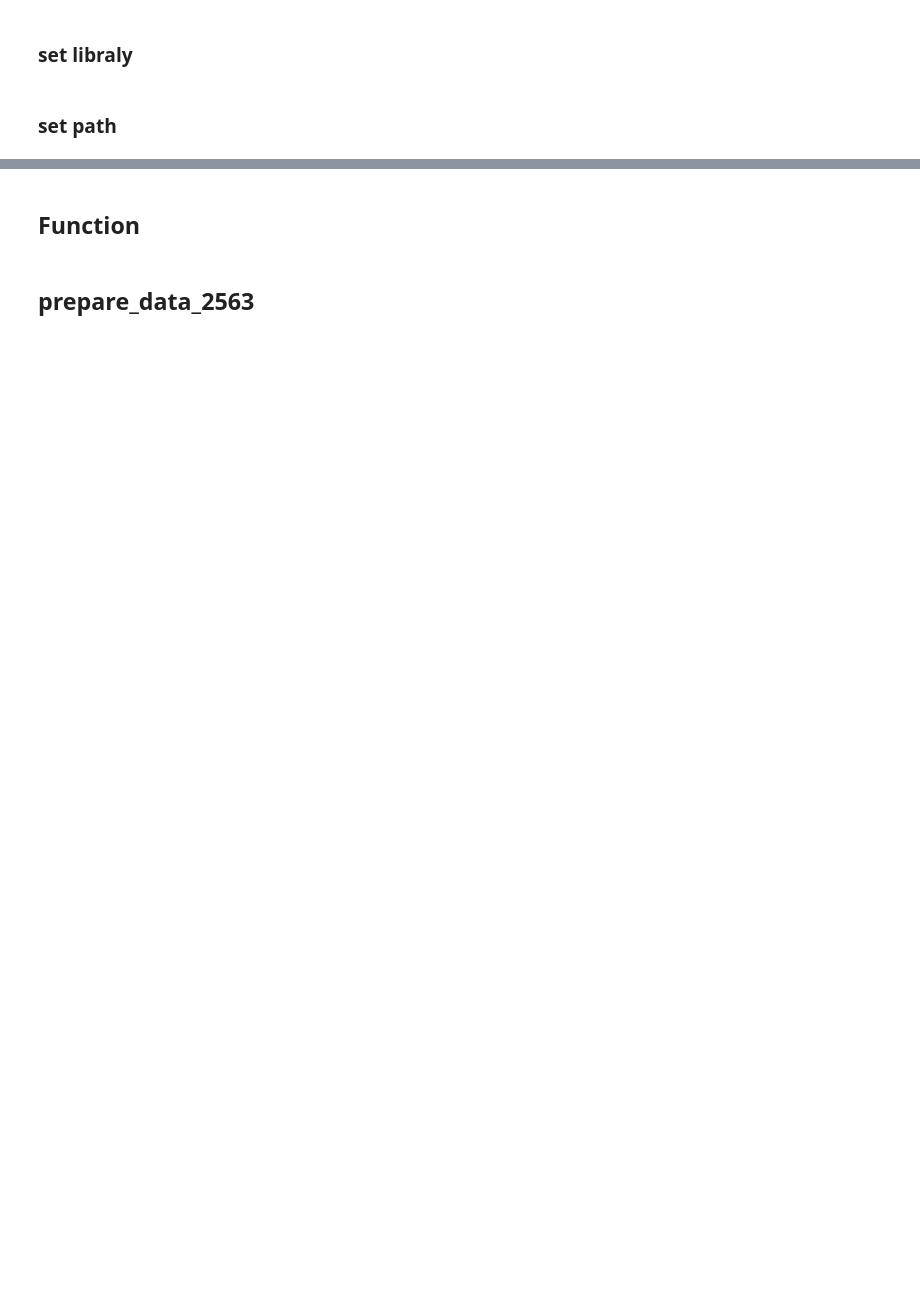
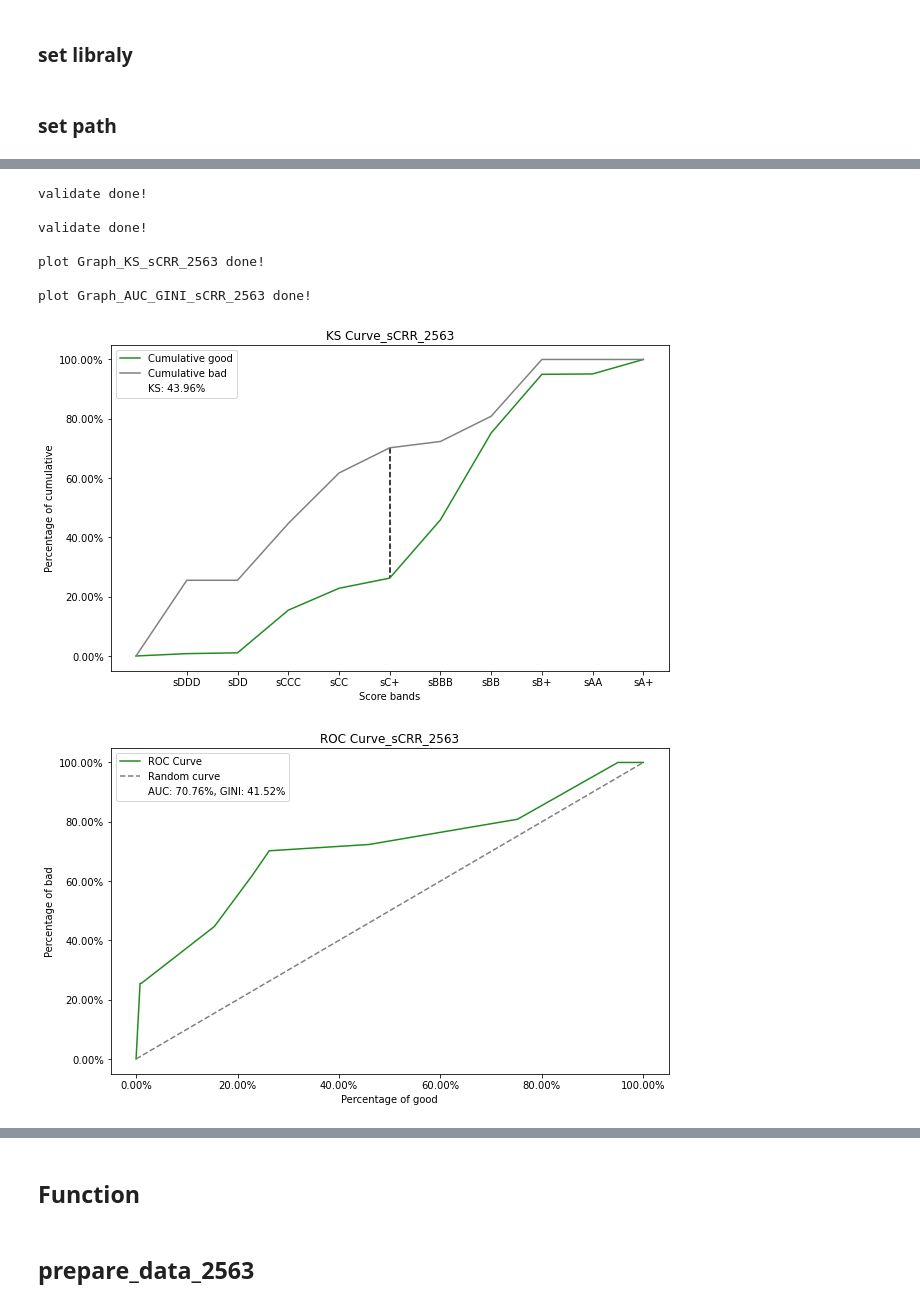
Before and after one commit to Taecpy/CRR-validate, a Jupyter notebook: CRR_validate.ipynb, the cells around one changed output, grey strips where cells are left out. Saved outputs shown, nothing was run; the diff lists cells and outputs as text; code cells hidden in the pictures; blank space fills up the shorter version.

```diff
--- a/CRR_validate.ipynb
+++ b/CRR_validate.ipynb
@@ -181,0 +140,2 @@ test.head()
+# %%
+t2 = pd.pivot_table(df_sCRR_2563, values='CUST_ID', index=['Grade'],columns=['FlagGB'], aggfunc='count')
@@ -181,0 +172,16 @@ test.head()
+# %%
+t2.reset_index(inplace=True)
+validate(t2)
+sCRR_2563 =  validate(t2)
+KS_sCRR_2563 = plot_KS(sCRR_2563)
+AUC_GINI_sCRR_2563 = plot_AUC_GINI(sCRR_2563)
+# %% [output]
+validate done!
+
+validate done!
+
+plot Graph_KS_sCRR_2563 done!
+
+plot Graph_AUC_GINI_sCRR_2563 done!
+[figure, added]
+[figure, added]
```
Also changed, not shown: parts of 29 cells of this notebook.
